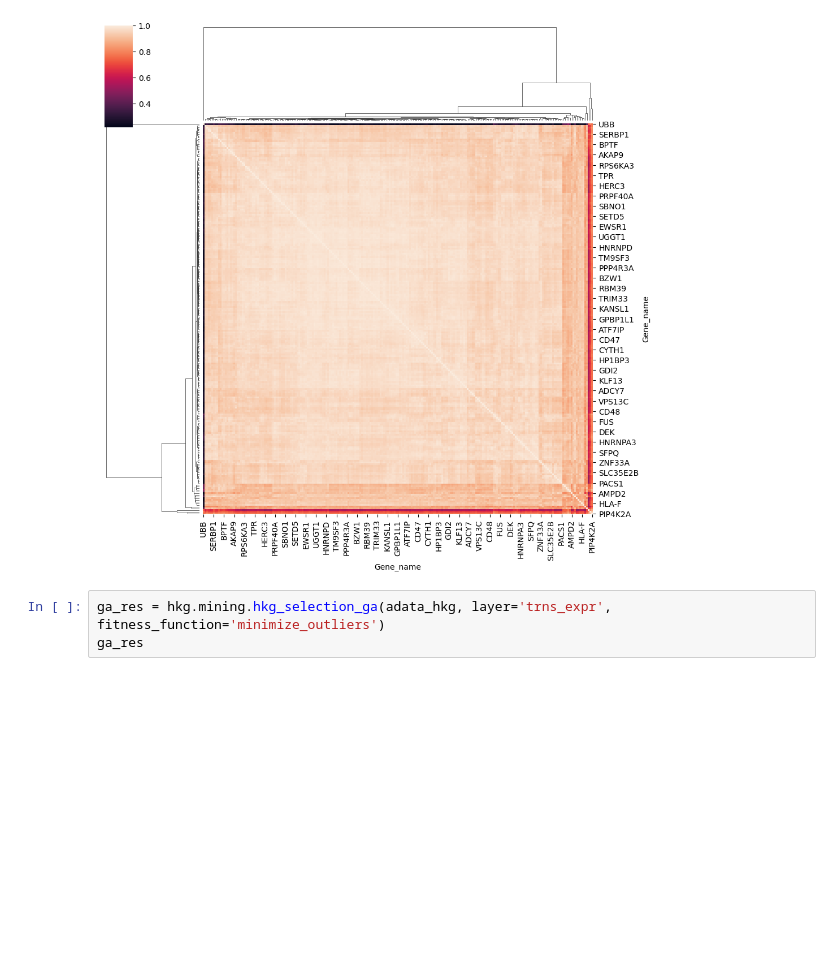
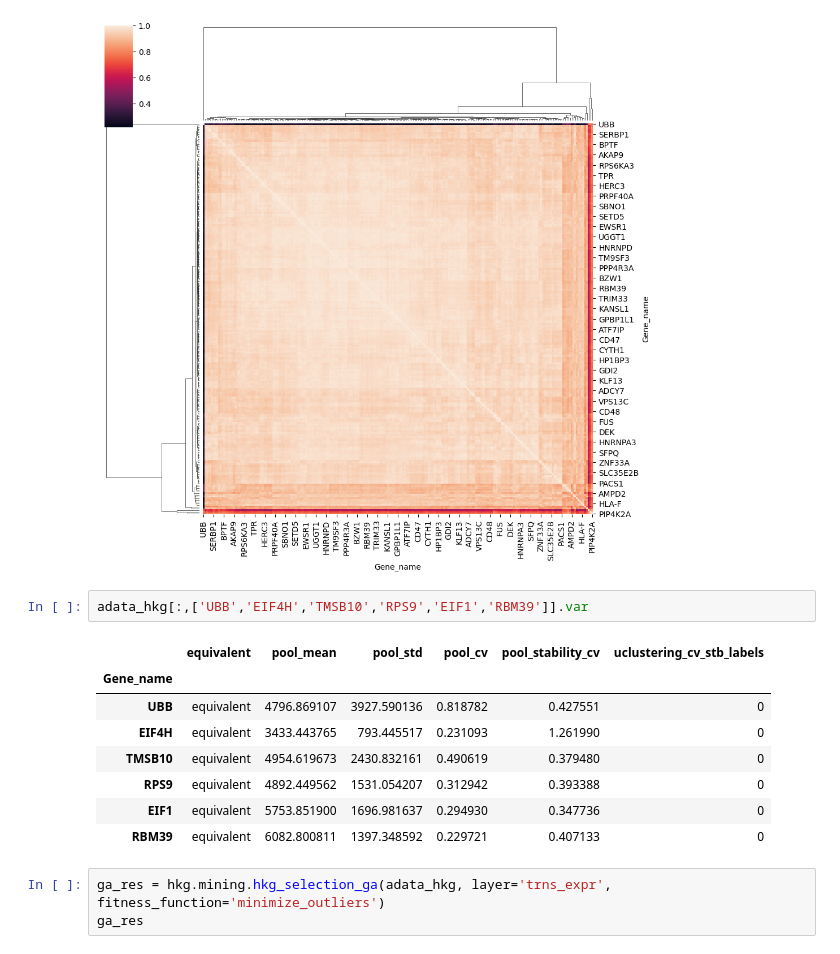
Before and after one commit to guilhermetabordaribas/housekeepingMinerPy, a Jupyter notebook: testing_pkg_hkgMiner.ipynb, the cells around one changed output. Cells and saved outputs as stored; diff of their text form; blank space fills up the shorter version.

```diff
--- a/testing_pkg_hkgMiner.ipynb
+++ b/testing_pkg_hkgMiner.ipynb
@@ -359,6 +366,17 @@ sns.clustermap(adata_hkg.to_df('trns_expr').corr())
 # %% [output]
 <seaborn.matrix.ClusterGrid at 0x...>
 [figure]
+# %%
+adata_hkg[:,['UBB','EIF4H','TMSB10','RPS9','EIF1','RBM39']].var
+# %% [output]
+|  | equivalent | pool_mean | pool_std | pool_cv | pool_stability_cv | uclustering_cv_stb_labels |
+| Gene_name |  |  |  |  |  |  |
+| UBB | equivalent | 4796.869107 | 3927.590136 | 0.818782 | 0.427551 | 0 |
+| EIF4H | equivalent | 3433.443765 | 793.445517 | 0.231093 | 1.261990 | 0 |
+| TMSB10 | equivalent | 4954.619673 | 2430.832161 | 0.490619 | 0.379480 | 0 |
+| RPS9 | equivalent | 4892.449562 | 1531.054207 | 0.312942 | 0.393388 | 0 |
+| EIF1 | equivalent | 5753.851900 | 1696.981637 | 0.294930 | 0.347736 | 0 |
+| RBM39 | equivalent | 6082.800811 | 1397.348592 | 0.229721 | 0.407133 | 0 |
 # %%
 ga_res = hkg.mining.hkg_selection_ga(adata_hkg, layer='trns_expr', fitness_function='minimize_outliers')
 ga_res
```
Also changed, not shown: parts of 2 cells of this notebook.
